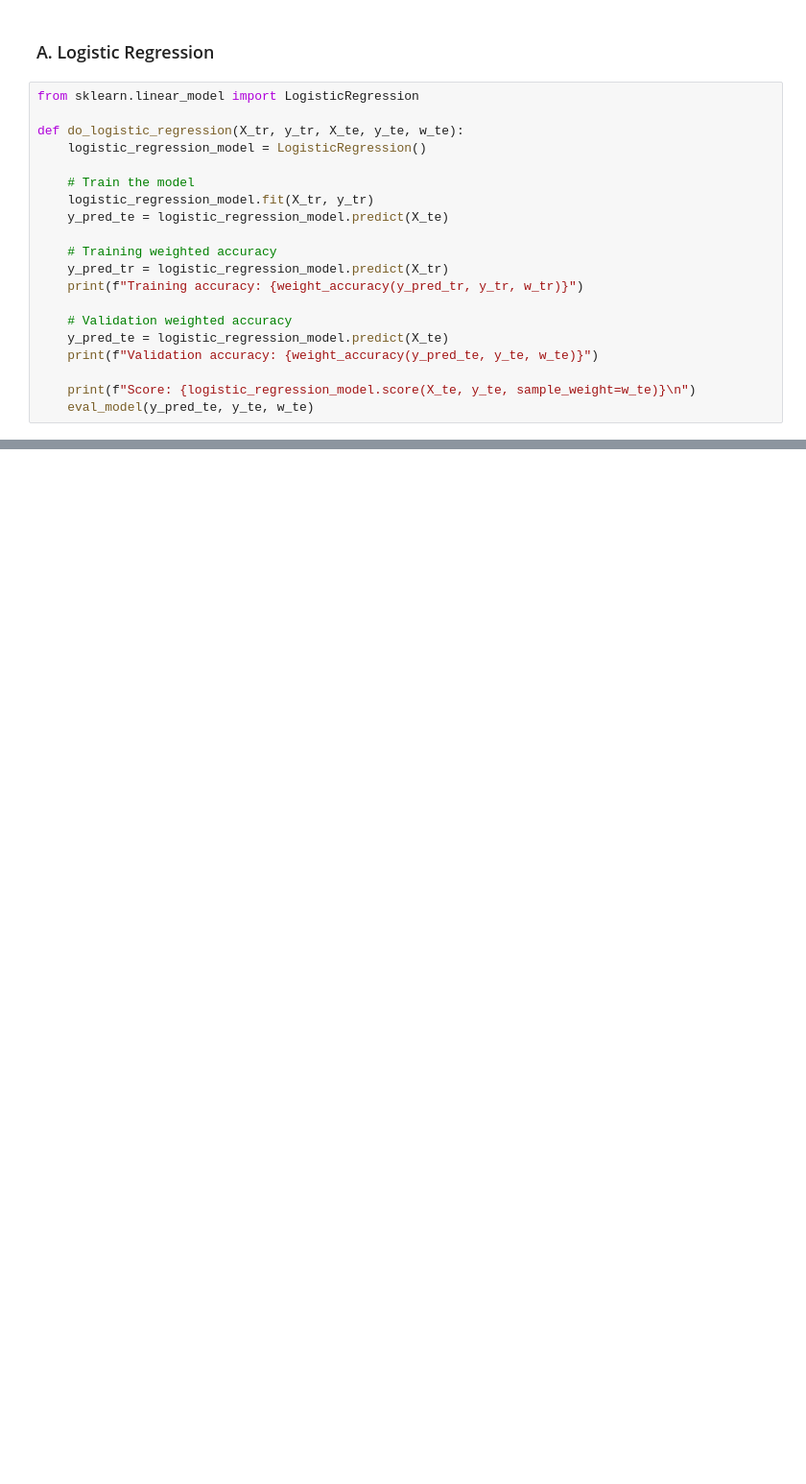
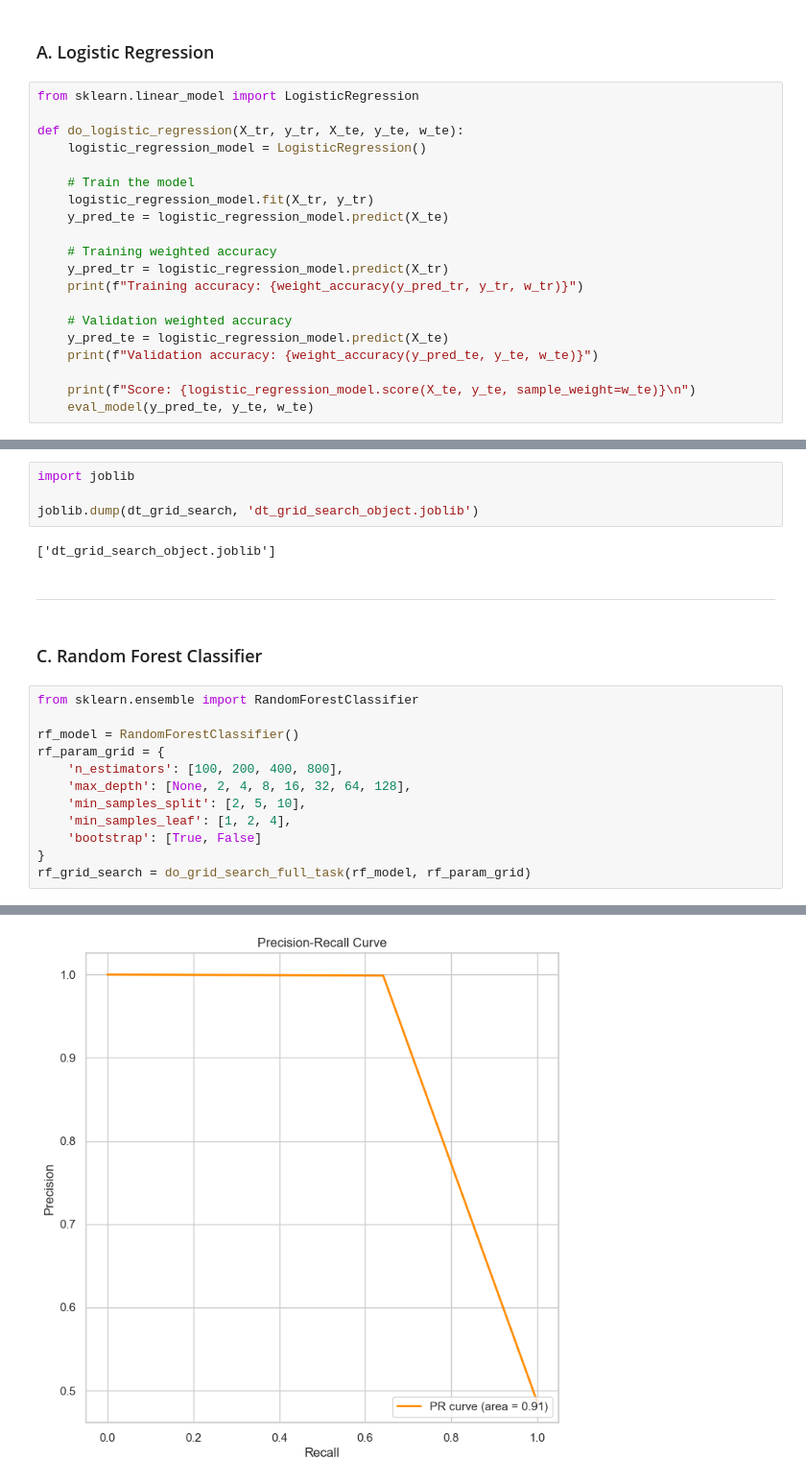
Before and after one commit to briannlin/184a_stroke_prediction, a Jupyter notebook: stroke_prediction.ipynb, the cells around one changed output, grey strips where cells are left out. Shown at 96% size. Saved outputs shown, nothing was run; the diff lists cells and outputs as text; blank space fills up the shorter version.

```diff
--- a/stroke_prediction.ipynb
+++ b/stroke_prediction.ipynb
@@ -407,0 +703,23 @@ Confusion Matrix:
+# %%
+import joblib
+
+joblib.dump(dt_grid_search, 'dt_grid_search_object.joblib')
+# %% [output]
+['dt_grid_search_object.joblib']
+# %% [markdown]
+<hr style="border:2px solid gray">
+# %% [markdown]
+### C. Random Forest Classifier
+# %%
+from sklearn.ensemble import RandomForestClassifier
+
+rf_model = RandomForestClassifier()
+rf_param_grid = {
+    'n_estimators': [100, 200, 400, 800],
+    'max_depth': [None, 2, 4, 8, 16, 32, 64, 128],
+    'min_samples_split': [2, 5, 10],
+    'min_samples_leaf': [1, 2, 4],
+    'bootstrap': [True, False]
+}
+rf_grid_search = do_grid_search_full_task(rf_model, rf_param_grid)
+# %% [output]
@@ -407,0 +743 @@ Confusion Matrix:
+[figure, added]
```
Also changed, not shown: parts of 24 cells of this notebook.
